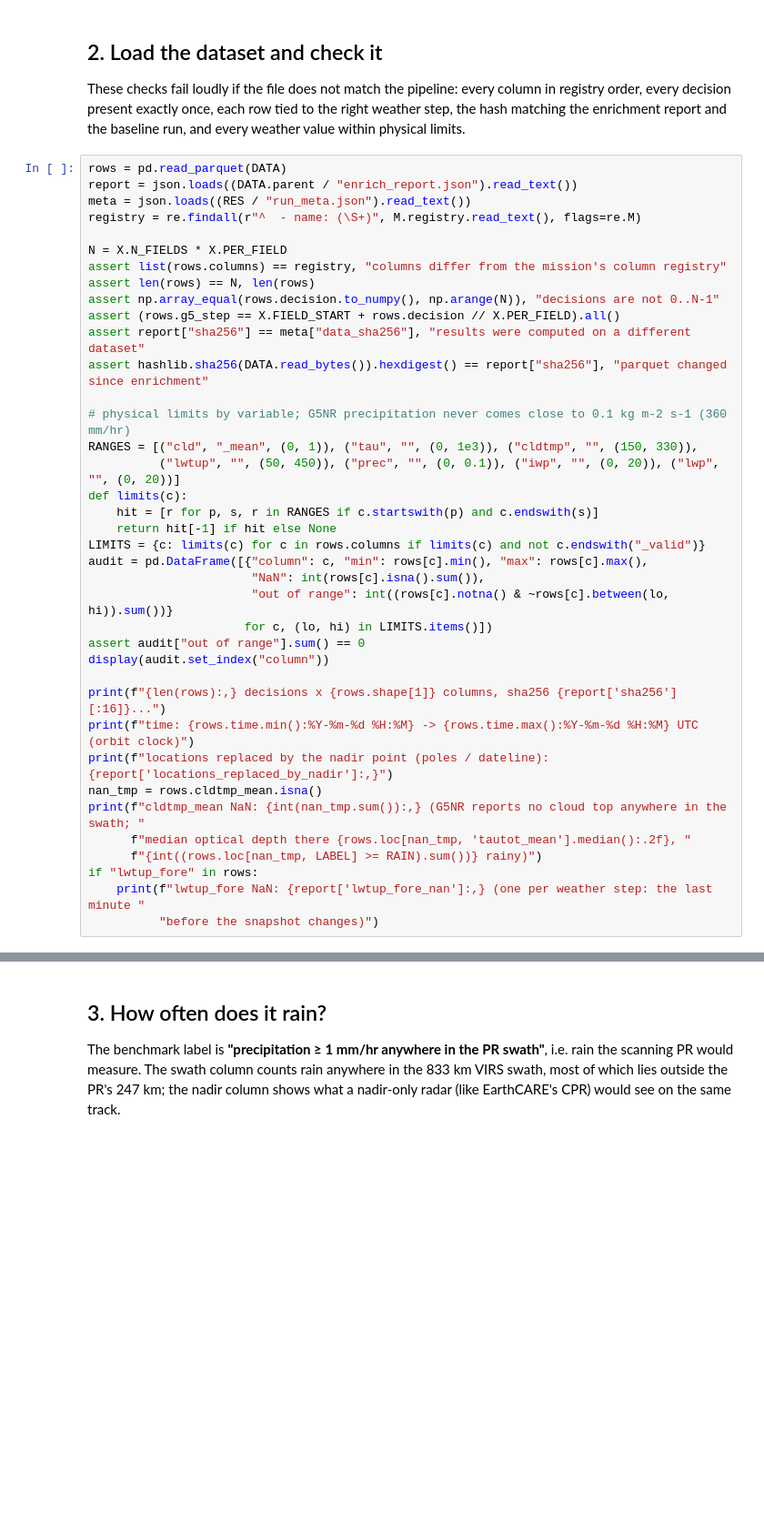
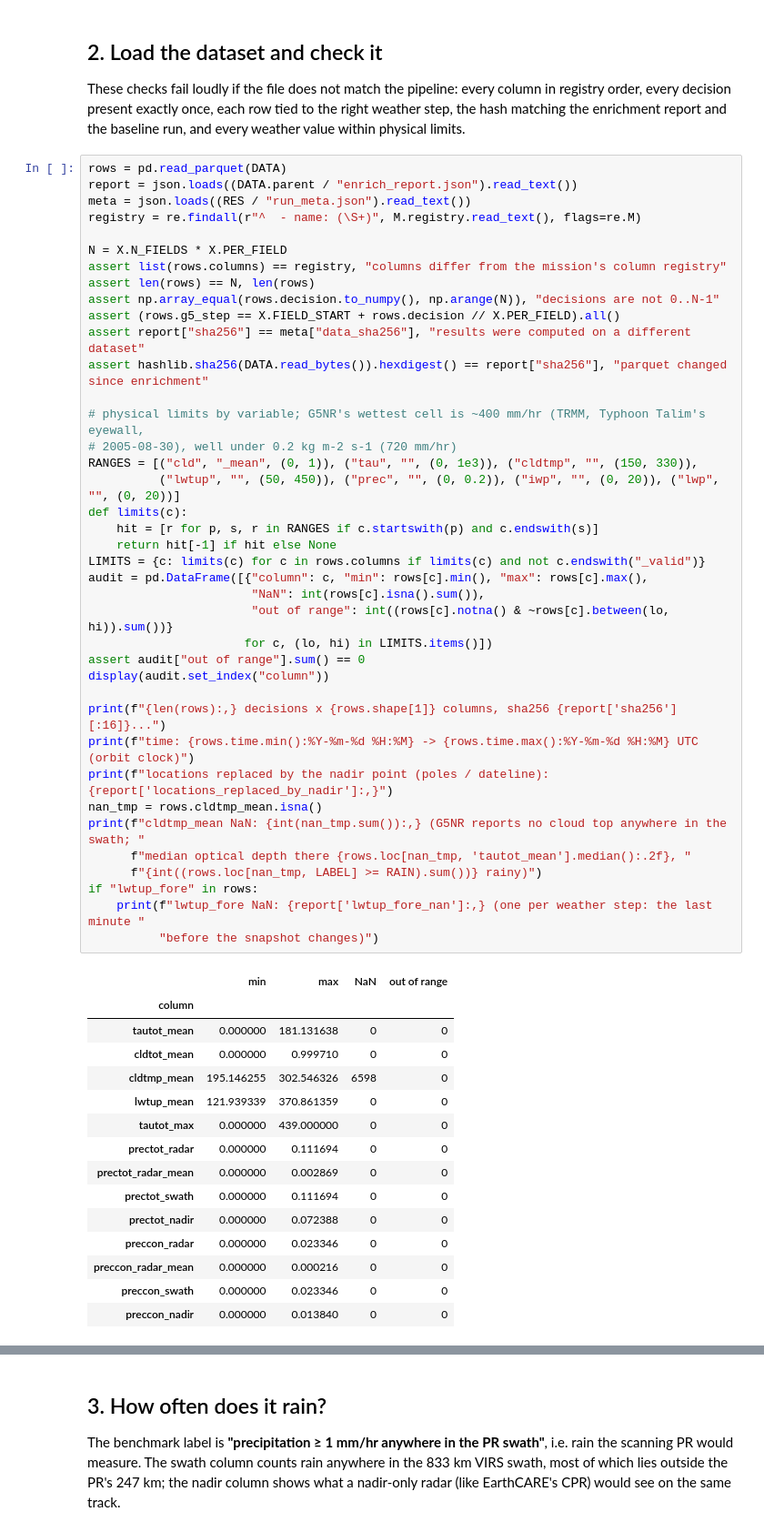
Before and after one commit to darthvader58/Code-Lab_RL_PriorityObs, a Jupyter notebook: missions/trmm/TRMM_trackwise.ipynb, the cells around one changed output, grey strips where cells are left out. Shown at 91% size. Drawn from its saved outputs; the diff is of its cells as text; blank space fills up the shorter version.

Commit message:
execute the TRMM notebook on its dataset and results

```diff
--- a/missions/trmm/TRMM_trackwise.ipynb
+++ b/missions/trmm/TRMM_trackwise.ipynb
@@ -96,32 +101,49 @@ registry = re.findall(r"^  - name: (\S+)", M.registry.read_text(), flags=re.M)
 N = X.N_FIELDS * X.PER_FIELD
 assert list(rows.columns) == registry, "columns differ from the mission's column registry"
 assert len(rows) == N, len(rows)
 assert np.array_equal(rows.decision.to_numpy(), np.arange(N)), "decisions are not 0..N-1"
 assert (rows.g5_step == X.FIELD_START + rows.decision // X.PER_FIELD).all()
 assert report["sha256"] == meta["data_sha256"], "results were computed on a different dataset"
 assert hashlib.sha256(DATA.read_bytes()).hexdigest() == report["sha256"], "parquet changed since enrichment"
 
-# physical limits by variable; G5NR precipitation never comes close to 0.1 kg m-2 s-1 (360 mm/hr)
+# physical limits by variable; G5NR's wettest cell is ~400 mm/hr (TRMM, Typhoon Talim's eyewall,
+# 2005-08-30), well under 0.2 kg m-2 s-1 (720 mm/hr)
 RANGES = [("cld", "_mean", (0, 1)), ("tau", "", (0, 1e3)), ("cldtmp", "", (150, 330)),
-          ("lwtup", "", (50, 450)), ("prec", "", (0, 0.1)), ("iwp", "", (0, 20)), ("lwp", "", (0, 20))]
+          ("lwtup", "", (50, 450)), ("prec", "", (0, 0.2)), ("iwp", "", (0, 20)), ("lwp", "", (0, 20))]
 def limits(c):
     hit = [r for p, s, r in RANGES if c.startswith(p) and c.endswith(s)]
     return hit[-1] if hit else None
 LIMITS = {c: limits(c) for c in rows.columns if limits(c) and not c.endswith("_valid")}
 audit = pd.DataFrame([{"column": c, "min": rows[c].min(), "max": rows[c].max(),
                        "NaN": int(rows[c].isna().sum()),
                        "out of range": int((rows[c].notna() & ~rows[c].between(lo, hi)).sum())}
                       for c, (lo, hi) in LIMITS.items()])
 assert audit["out of range"].sum() == 0
 display(audit.set_index("column"))
 
 print(f"{len(rows):,} decisions x {rows.shape[1]} columns, sha256 {report['sha256'][:16]}...")
 print(f"time: {rows.time.min():%Y-%m-%d %H:%M} -> {rows.time.max():%Y-%m-%d %H:%M} UTC (orbit clock)")
 print(f"locations replaced by the nadir point (poles / dateline): {report['locations_replaced_by_nadir']:,}")
 nan_tmp = rows.cldtmp_mean.isna()
 print(f"cldtmp_mean NaN: {int(nan_tmp.sum()):,} (G5NR reports no cloud top anywhere in the swath; "
       f"median optical depth there {rows.loc[nan_tmp, 'tautot_mean'].median():.2f}, "
       f"{int((rows.loc[nan_tmp, LABEL] >= RAIN).sum())} rainy)")
 if "lwtup_fore" in rows:
     print(f"lwtup_fore NaN: {report['lwtup_fore_nan']:,} (one per weather step: the last minute "
           "before the snapshot changes)")
+# %% [output]
+|  | min | max | NaN | out of range |
+| column |  |  |  |  |
+| tautot_mean | 0.000000 | 181.131638 | 0 | 0 |
+| cldtot_mean | 0.000000 | 0.999710 | 0 | 0 |
+| cldtmp_mean | 195.146255 | 302.546326 | 6598 | 0 |
+| lwtup_mean | 121.939339 | 370.861359 | 0 | 0 |
+| tautot_max | 0.000000 | 439.000000 | 0 | 0 |
+| prectot_radar | 0.000000 | 0.111694 | 0 | 0 |
+| prectot_radar_mean | 0.000000 | 0.002869 | 0 | 0 |
+| prectot_swath | 0.000000 | 0.111694 | 0 | 0 |
+| prectot_nadir | 0.000000 | 0.072388 | 0 | 0 |
+| preccon_radar | 0.000000 | 0.023346 | 0 | 0 |
+| preccon_radar_mean | 0.000000 | 0.000216 | 0 | 0 |
+| preccon_swath | 0.000000 | 0.023346 | 0 | 0 |
+| preccon_nadir | 0.000000 | 0.013840 | 0 | 0 |
```
Also changed, not shown: parts of 21 cells of this notebook.
